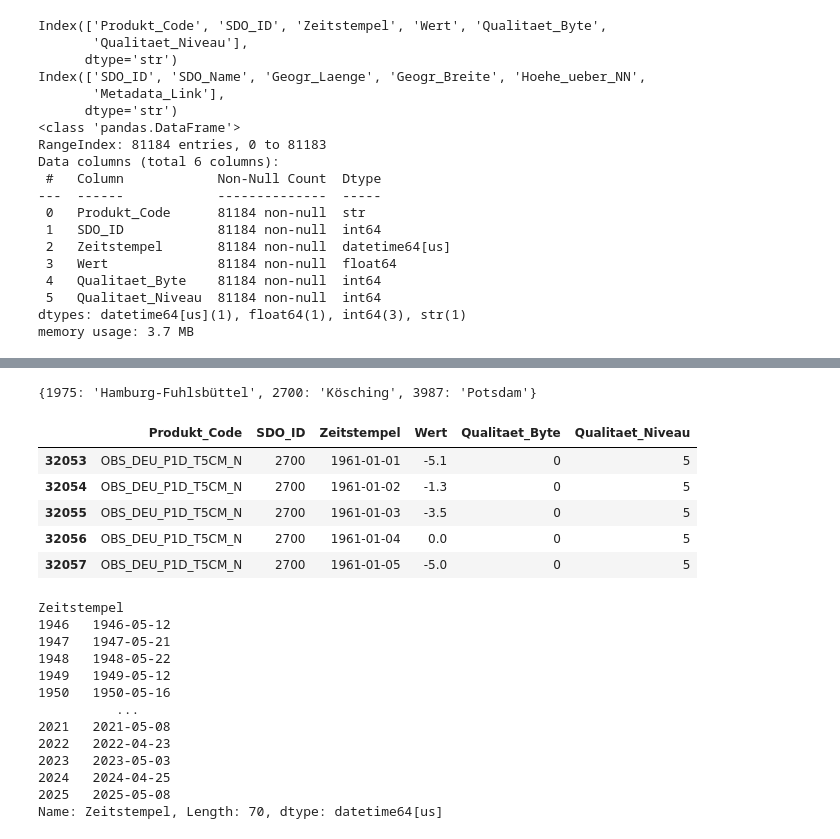
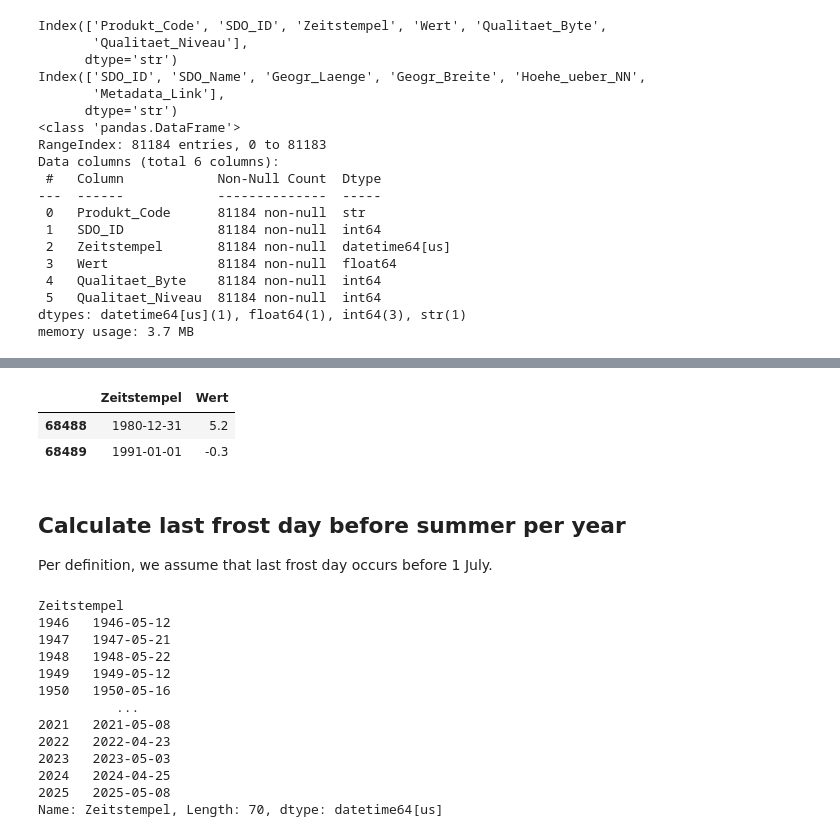
Before and after one commit to jburdano/eisheiligen-analysis, a Jupyter notebook: explore_data.ipynb, the cells around one changed output, grey strips where cells are left out. Cells and saved outputs as stored; diff of their text form; code cells hidden in the pictures.

```diff
--- a/explore_data.ipynb
+++ b/explore_data.ipynb
@@ -59,14 +60,13 @@ df_dict = {name_map[oid]: g for oid, g in data.groupby('SDO_ID')}
-# %%
-print(name_map)
-df_dict['Kösching'].head()
-# %% [output]
-{1975: 'Hamburg-Fuhlsbüttel', 2700: 'Kösching', 3987: 'Potsdam'}
-|  | Produkt_Code | SDO_ID | Zeitstempel | Wert | Qualitaet_Byte | Qualitaet_Niveau |
-| 32053 | OBS_DEU_P1D_T5CM_N | 2700 | 1961-01-01 | -5.1 | 0 | 5 |
-| 32054 | OBS_DEU_P1D_T5CM_N | 2700 | 1961-01-02 | -1.3 | 0 | 5 |
-| 32055 | OBS_DEU_P1D_T5CM_N | 2700 | 1961-01-03 | -3.5 | 0 | 5 |
-| 32056 | OBS_DEU_P1D_T5CM_N | 2700 | 1961-01-04 | 0.0 | 0 | 5 |
-| 32057 | OBS_DEU_P1D_T5CM_N | 2700 | 1961-01-05 | -5.0 | 0 | 5 |
+# %%
+#show gap
+df_dict['Potsdam'].loc[68488:68489,['Zeitstempel','Wert']]
+# %% [output]
+|  | Zeitstempel | Wert |
+| 68488 | 1980-12-31 | 5.2 |
+| 68489 | 1991-01-01 | -0.3 |
+# %% [markdown]
+## Calculate last frost day before summer per year
+Per definition, we assume that last frost day occurs before 1 July.
 # %%
 # Letzter Frosttag vor dem 1. Juli
 last_frost_dict = {
```
Also changed, not shown: parts of 11 cells of this notebook.
